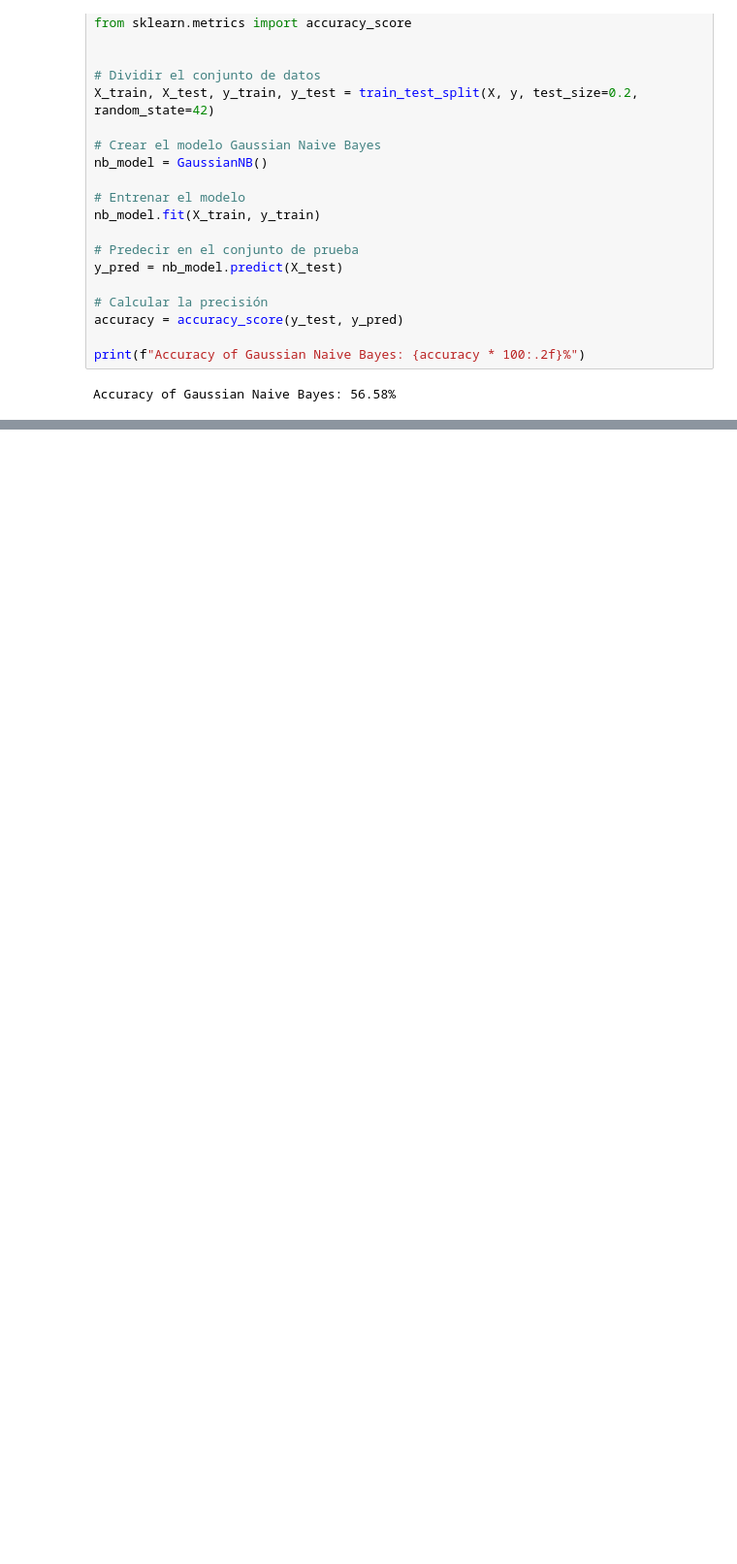
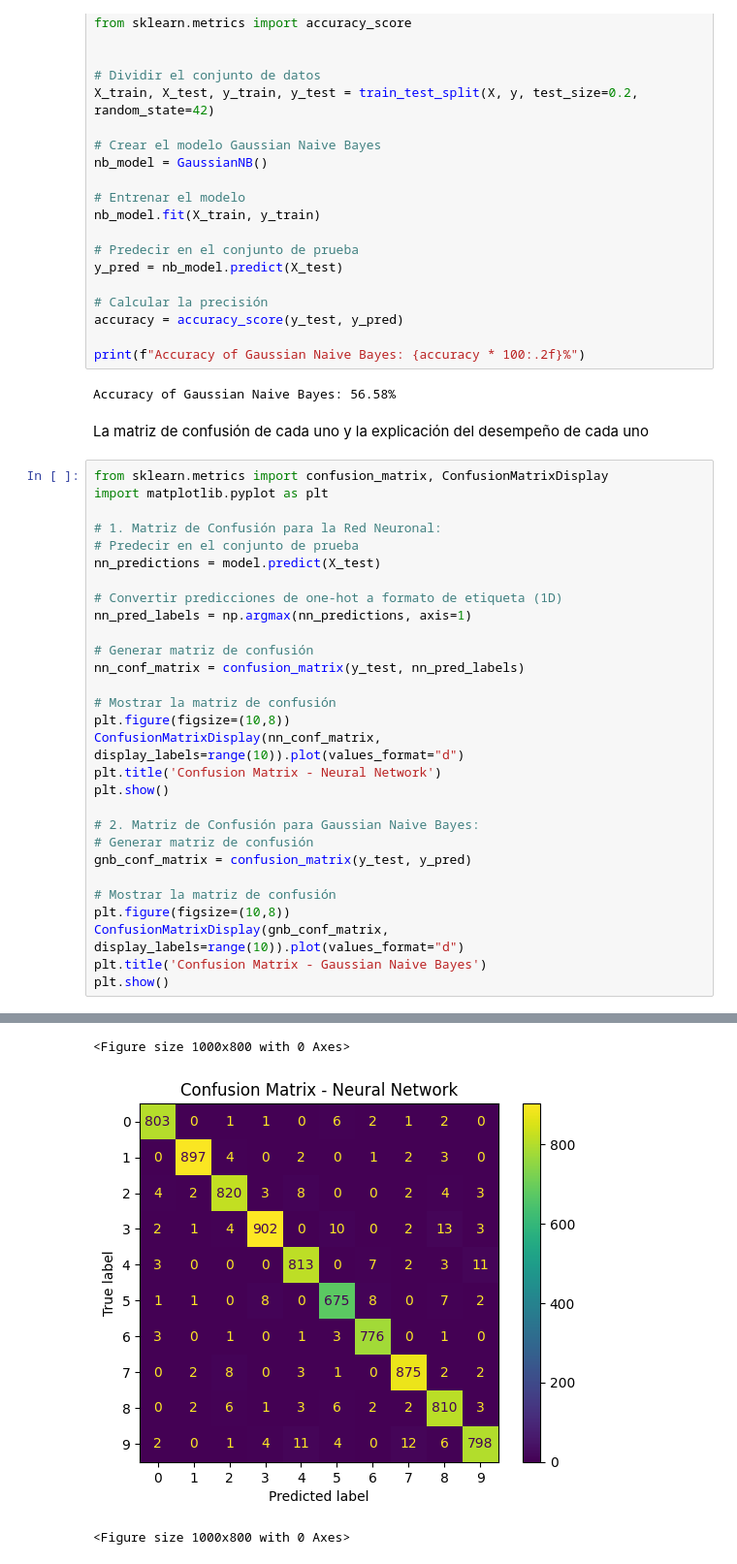
Before and after one commit to guzmanalejandra/Lab3-DS, a Jupyter notebook: main.ipynb, the cells around one changed output, grey strips where cells are left out. Shown at 97% size. Saved outputs shown, nothing was run; the diff lists cells and outputs as text; blank space fills up the shorter version.

```diff
--- a/main.ipynb
+++ b/main.ipynb
@@ -115,3 +115,35 @@ accuracy = accuracy_score(y_test, y_pred)
 print(f"Accuracy of Gaussian Naive Bayes: {accuracy * 100:.2f}%")
 # %% [output]
 Accuracy of Gaussian Naive Bayes: 56.58%
+# %% [markdown]
+La matriz de confusión de cada uno y la explicación del desempeño de cada uno
+# %%
+from sklearn.metrics import confusion_matrix, ConfusionMatrixDisplay
+import matplotlib.pyplot as plt
+
+# 1. Matriz de Confusión para la Red Neuronal:
+# Predecir en el conjunto de prueba
+nn_predictions = model.predict(X_test)
+
+# Convertir predicciones de one-hot a formato de etiqueta (1D)
+nn_pred_labels = np.argmax(nn_predictions, axis=1)
+
+# Generar matriz de confusión
+nn_conf_matrix = confusion_matrix(y_test, nn_pred_labels)
+
+# Mostrar la matriz de confusión
+plt.figure(figsize=(10,8))
+ConfusionMatrixDisplay(nn_conf_matrix, display_labels=range(10)).plot(values_format="d")
+plt.title('Confusion Matrix - Neural Network')
+plt.show()
+
+# 2. Matriz de Confusión para Gaussian Naive Bayes:
+# Generar matriz de confusión
+gnb_conf_matrix = confusion_matrix(y_test, y_pred)
+
+# Mostrar la matriz de confusión
+plt.figure(figsize=(10,8))
+ConfusionMatrixDisplay(gnb_conf_matrix, display_labels=range(10)).plot(values_format="d")
+plt.title('Confusion Matrix - Gaussian Naive Bayes')
+plt.show()
+# %% [output]
@@ -117,0 +151,3 @@ Accuracy of Gaussian Naive Bayes: 56.58%
+<Figure size 1000x800 with 0 Axes>
+[figure, added]
+<Figure size 1000x800 with 0 Axes>
```
Also changed, not shown: parts of 1 cell of this notebook.
